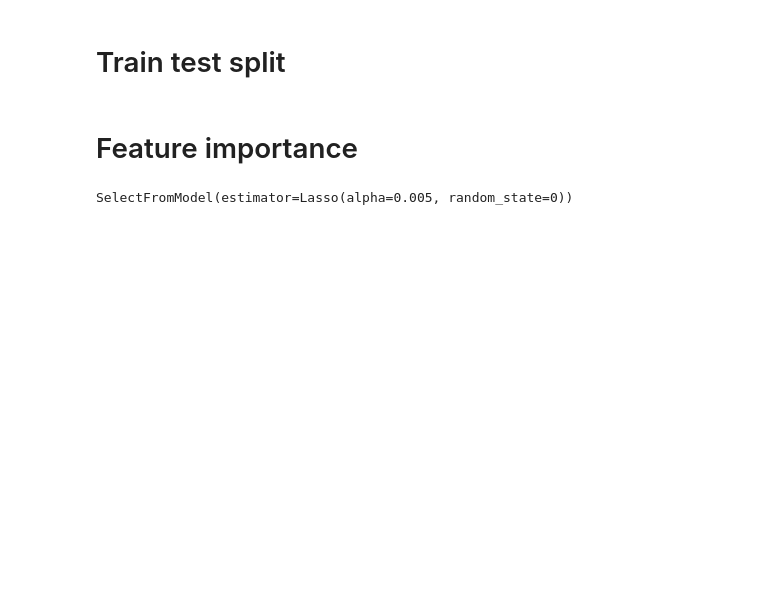
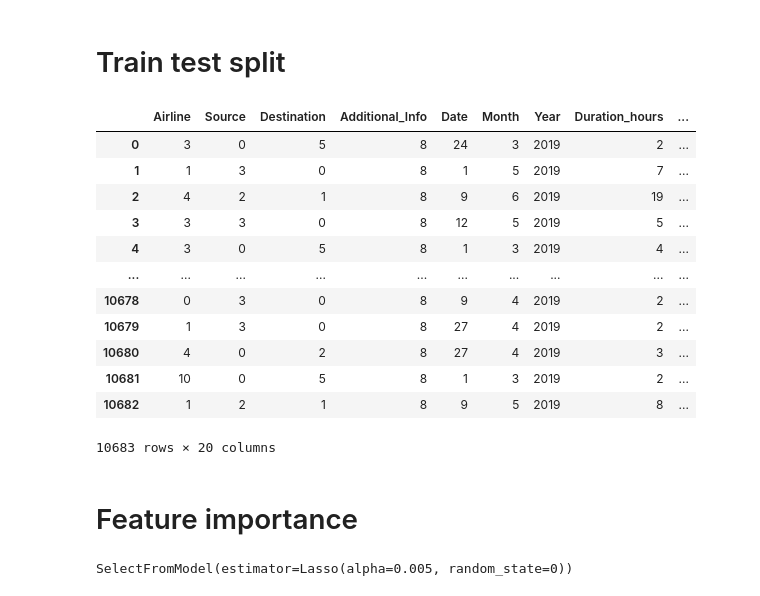
Before and after one commit to amey16/Flight-fare-prediction, a Jupyter notebook: Flight fare(Feature engineering + random forest).ipynb, the cells around one changed output. Cells and saved outputs as stored; diff of their text form; code cells hidden in the pictures; blank space fills up the shorter version.

```diff
--- a/Flight fare(Feature engineering + random forest).ipynb
+++ b/Flight fare(Feature engineering + random forest).ipynb
@@ -243,6 +457,22 @@ df_test = combined_df[10683:]
 # %%
 x = df_train.drop(['Price'], axis = 1)
 y = df_train['Price']
+# %%
+x
+# %% [output]
+|  | Airline | Source | Destination | Additional_Info | Date | Month | Year | Duration_hours | ... |
+| 0 | 3 | 0 | 5 | 8 | 24 | 3 | 2019 | 2 | ... |
+| 1 | 1 | 3 | 0 | 8 | 1 | 5 | 2019 | 7 | ... |
+| 2 | 4 | 2 | 1 | 8 | 9 | 6 | 2019 | 19 | ... |
+| 3 | 3 | 3 | 0 | 8 | 12 | 5 | 2019 | 5 | ... |
+| 4 | 3 | 0 | 5 | 8 | 1 | 3 | 2019 | 4 | ... |
+| ... | ... | ... | ... | ... | ... | ... | ... | ... | ... |
+| 10678 | 0 | 3 | 0 | 8 | 9 | 4 | 2019 | 2 | ... |
+| 10679 | 1 | 3 | 0 | 8 | 27 | 4 | 2019 | 2 | ... |
+| 10680 | 4 | 0 | 2 | 8 | 27 | 4 | 2019 | 3 | ... |
+| 10681 | 10 | 0 | 5 | 8 | 1 | 3 | 2019 | 2 | ... |
+| 10682 | 1 | 2 | 1 | 8 | 9 | 5 | 2019 | 8 | ... |
+10683 rows × 20 columns
 # %%
 from sklearn.model_selection import train_test_split
 x_train, x_test, y_train, y_test = train_test_split(x, y, test_size=0.3,random_state=0)
```
Also changed, not shown: parts of 51 cells of this notebook, 4 other files.
